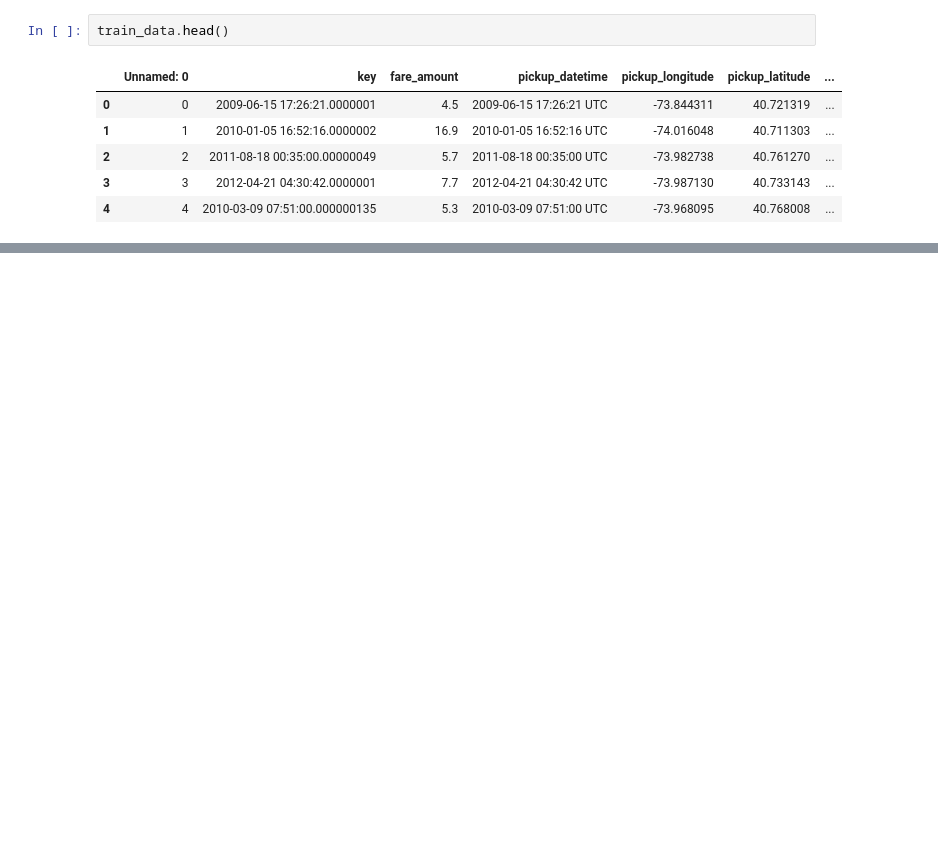
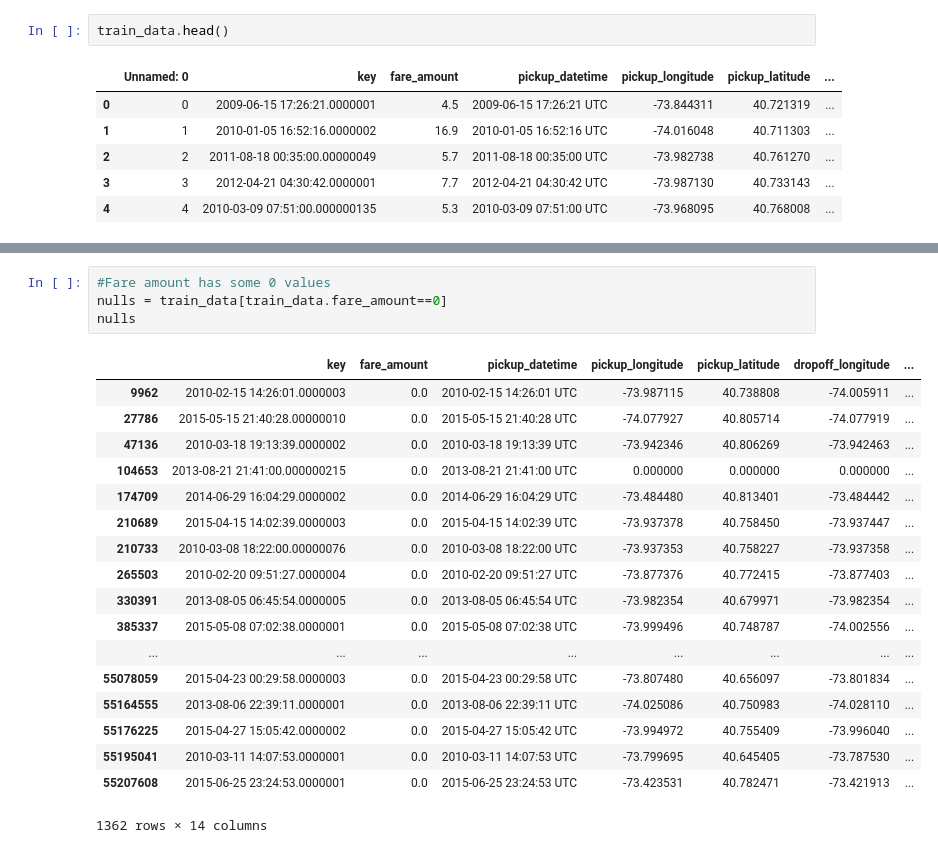
Before and after one commit to mehulrai/capstone1, a Jupyter notebook: Project Capstone Project 1/Data Story/Part 1 - Data Cleaning.ipynb, the cells around one changed output, grey strips where cells are left out. Drawn from its saved outputs; the diff is of its cells as text; blank space fills up the shorter version.

```diff
--- a/Project Capstone Project 1/Data Story/Part 1 - Data Cleaning.ipynb
+++ b/Project Capstone Project 1/Data Story/Part 1 - Data Cleaning.ipynb
@@ -296,0 +352,23 @@ plt.show()
+# %%
+#Fare amount has some 0 values
+nulls = train_data[train_data.fare_amount==0]
+nulls
+# %% [output]
+|  | key | fare_amount | pickup_datetime | pickup_longitude | pickup_latitude | dropoff_longitude | ... |
+| 9962 | 2010-02-15 14:26:01.0000003 | 0.0 | 2010-02-15 14:26:01 UTC | -73.987115 | 40.738808 | -74.005911 | ... |
+| 27786 | 2015-05-15 21:40:28.00000010 | 0.0 | 2015-05-15 21:40:28 UTC | -74.077927 | 40.805714 | -74.077919 | ... |
+| 47136 | 2010-03-18 19:13:39.0000002 | 0.0 | 2010-03-18 19:13:39 UTC | -73.942346 | 40.806269 | -73.942463 | ... |
+| 104653 | 2013-08-21 21:41:00.000000215 | 0.0 | 2013-08-21 21:41:00 UTC | 0.000000 | 0.000000 | 0.000000 | ... |
+| 174709 | 2014-06-29 16:04:29.0000002 | 0.0 | 2014-06-29 16:04:29 UTC | -73.484480 | 40.813401 | -73.484442 | ... |
+| 210689 | 2015-04-15 14:02:39.0000003 | 0.0 | 2015-04-15 14:02:39 UTC | -73.937378 | 40.758450 | -73.937447 | ... |
+| 210733 | 2010-03-08 18:22:00.00000076 | 0.0 | 2010-03-08 18:22:00 UTC | -73.937353 | 40.758227 | -73.937358 | ... |
+| 265503 | 2010-02-20 09:51:27.0000004 | 0.0 | 2010-02-20 09:51:27 UTC | -73.877376 | 40.772415 | -73.877403 | ... |
+| 330391 | 2013-08-05 06:45:54.0000005 | 0.0 | 2013-08-05 06:45:54 UTC | -73.982354 | 40.679971 | -73.982354 | ... |
+| 385337 | 2015-05-08 07:02:38.0000001 | 0.0 | 2015-05-08 07:02:38 UTC | -73.999496 | 40.748787 | -74.002556 | ... |
+| ... | ... | ... | ... | ... | ... | ... | ... |
+| 55078059 | 2015-04-23 00:29:58.0000003 | 0.0 | 2015-04-23 00:29:58 UTC | -73.807480 | 40.656097 | -73.801834 | ... |
+| 55164555 | 2013-08-06 22:39:11.0000001 | 0.0 | 2013-08-06 22:39:11 UTC | -74.025086 | 40.750983 | -74.028110 | ... |
+| 55176225 | 2015-04-27 15:05:42.0000002 | 0.0 | 2015-04-27 15:05:42 UTC | -73.994972 | 40.755409 | -73.996040 | ... |
+| 55195041 | 2010-03-11 14:07:53.0000001 | 0.0 | 2010-03-11 14:07:53 UTC | -73.799695 | 40.645405 | -73.787530 | ... |
+| 55207608 | 2015-06-25 23:24:53.0000001 | 0.0 | 2015-06-25 23:24:53 UTC | -73.423531 | 40.782471 | -73.421913 | ... |
+1362 rows × 14 columns
```
Also changed, not shown: parts of 28 cells of this notebook.
